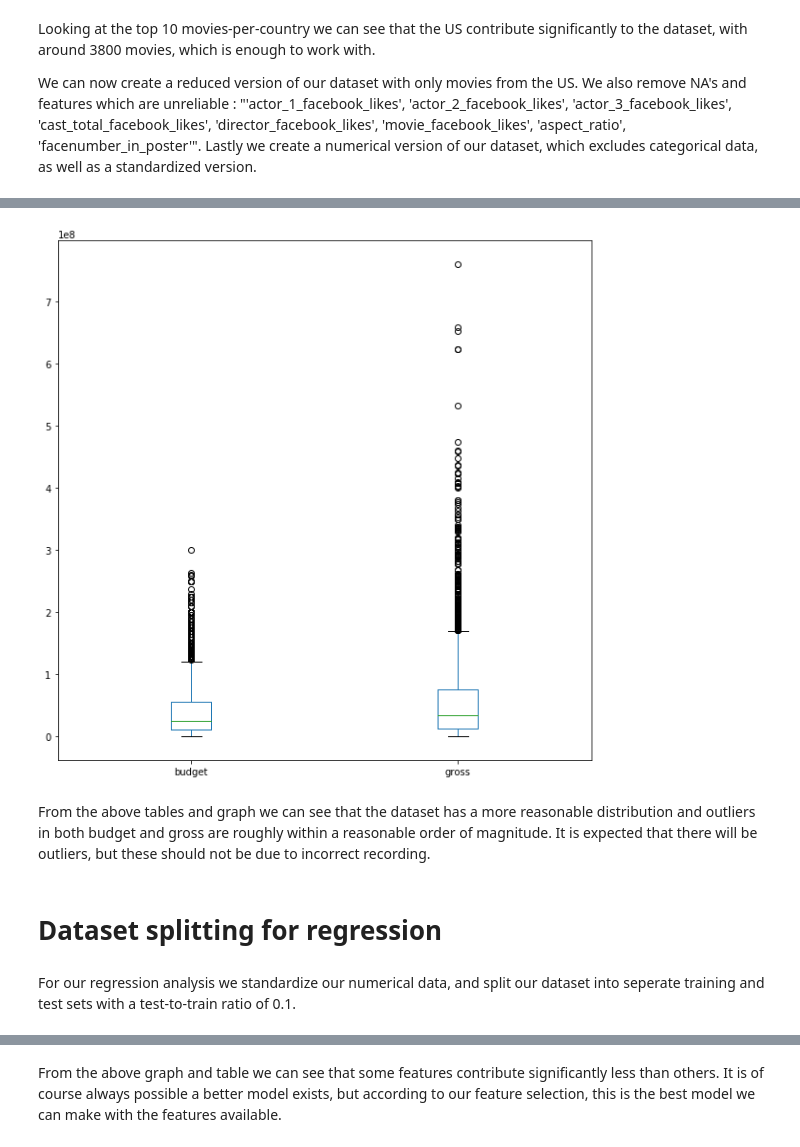
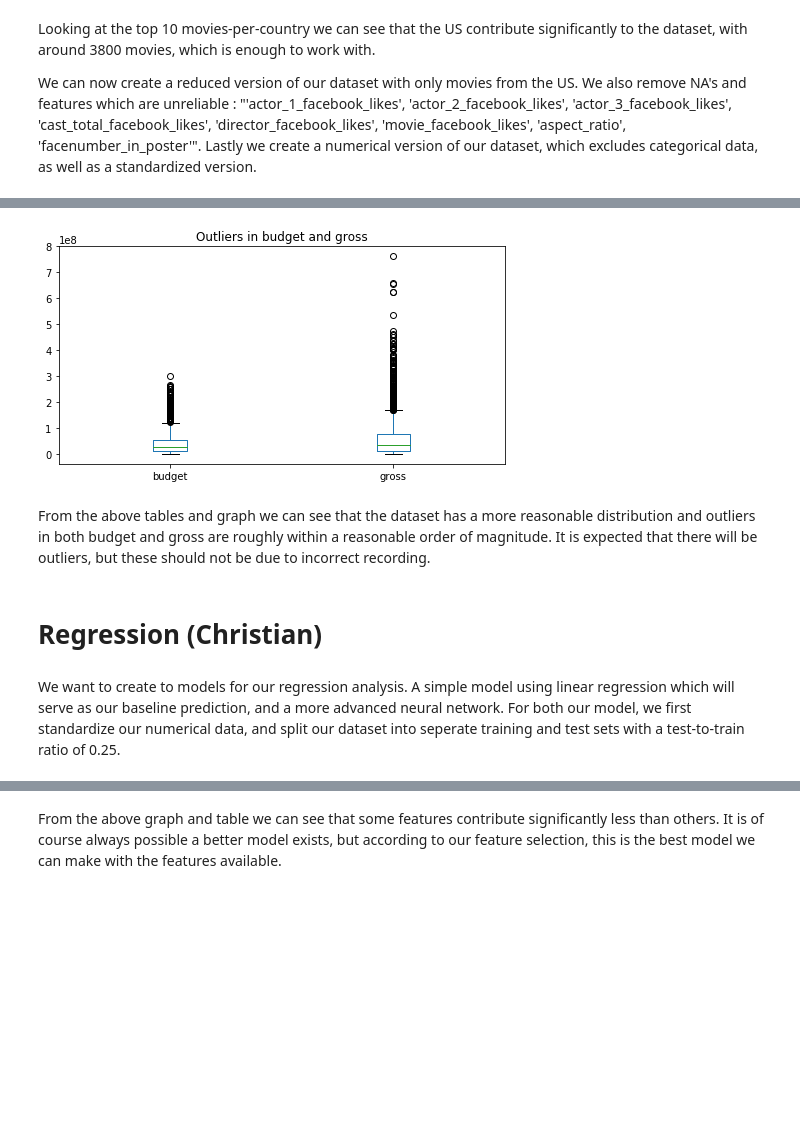
Before and after one commit to christianbillp/python, a Jupyter notebook: notebooks/ML_projekt2-regression.ipynb, the cells around one changed output, grey strips where cells are left out. Drawn from its saved outputs; the diff is of its cells as text; code cells hidden in the pictures; blank space fills up the shorter version.

```diff
--- a/notebooks/ML_projekt2-regression.ipynb
+++ b/notebooks/ML_projekt2-regression.ipynb
@@ -268,13 +216,13 @@ data['reduced'].loc[gross_top15][['movie_title', 'country', 'budget', 'gross']]
 # %%
-data['reduced'][['budget', 'gross']].plot(kind='box',figsize=(10,10));
+data['reduced'][['budget', 'gross']].plot(kind='box',figsize=(8,4), title='Outliers in budget and gross');
 # %% [output]
-[figure, old version]
+[figure, new version]
 # %% [markdown]
 From the above tables and graph we can see that the dataset has a more reasonable distribution and outliers in both budget and gross are roughly within a reasonable order of magnitude. It is expected that there will be outliers, but these should not be due to incorrect recording.
-# %% [markdown]
-# Dataset splitting for regression
+# %% [markdown]
+# Regression (Christian)
 # %% [markdown]
-For our regression analysis we standardize our numerical data, and split our dataset into seperate training and test sets with a test-to-train ratio of 0.1.
+We want to create to models for our regression analysis. A simple model using linear regression which will serve as our baseline prediction, and a more advanced neural network. For both our model, we first standardize our numerical data, and split our dataset into seperate training and test sets with a test-to-train ratio of 0.25.
 # %%
 from sklearn.model_selection import train_test_split
 
```
Also changed, not shown: parts of 48 cells of this notebook.
